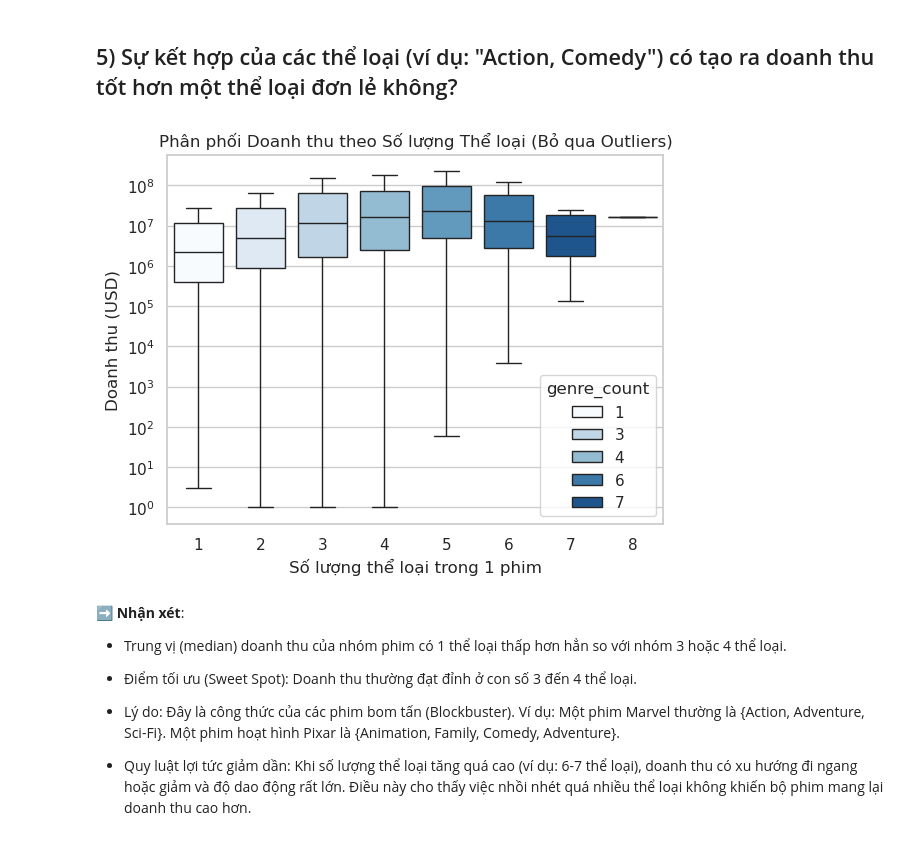
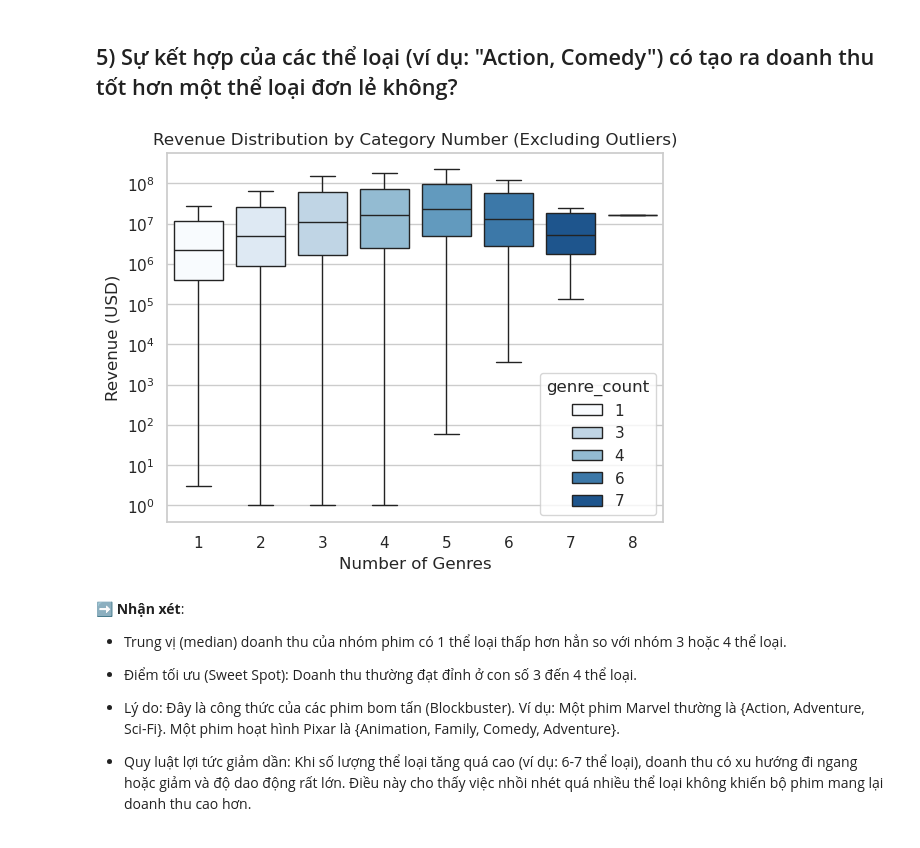
Before and after one commit to tdat1465/movie-revenue-predictor, a Jupyter notebook: Final/Meaningful_Question.ipynb, the cells around one changed output. Drawn from its saved outputs; the diff is of its cells as text; code cells hidden in the pictures.

```diff
--- a/Final/Meaningful_Question.ipynb
+++ b/Final/Meaningful_Question.ipynb
@@ -824,33 +824,33 @@ Phân tích Ma trận nhầm lẫn (Confusion Matrix Audit)
 # %%
 # Chỉ lấy các phim có doanh thu > 0 và có thông tin thể loại
 df = df[(df['revenue'] > 0) & (df['genres'].notna())].copy()
 
 # Hàm xử lý cột genres (chuyển từ chuỗi "Action, Comedy" sang list)
 def parse_genres(x):
     if pd.isna(x): return []
     # Tách chuỗi, xóa khoảng trắng thừa
     return [g.strip() for g in str(x).split(',')]
 
 df['genre_list'] = df['genres'].apply(parse_genres)
 
 # Tạo đặc trưng: Số lượng thể loại
 df['genre_count'] = df['genre_list'].apply(len)
 
 # Tạo đặc trưng: Tên tổ hợp thể loại (Sắp xếp A-Z để "Action, Comedy" giống "Comedy, Action")
 df['genre_combo'] = df['genre_list'].apply(lambda x: ', '.join(sorted(x)))
 
 sns.set(style="whitegrid")
 
 # --- BIỂU ĐỒ 1: Doanh thu theo Số lượng thể loại ---
 # Dùng Boxplot để thấy rõ phân phối và ngoại lai
 sns.boxplot(data=df, x='genre_count', y='revenue', hue='genre_count', palette="Blues", showfliers=False)
-plt.title('Phân phối Doanh thu theo Số lượng Thể loại (Bỏ qua Outliers)')
-plt.xlabel('Số lượng thể loại trong 1 phim')
-plt.ylabel('Doanh thu (USD)')
+plt.title('Revenue Distribution by Category Number (Excluding Outliers)')
+plt.xlabel('Number of Genres')
+plt.ylabel('Revenue (USD)')
 plt.yscale('log') # Dùng thang đo log để dễ nhìn
 plt.show()
 # %% [output]
-[figure, old version]
+[figure, new version]
 # %% [markdown]
 ➡️ **Nhận xét**:
 
```
Also changed, not shown: parts of 5 cells of this notebook.
